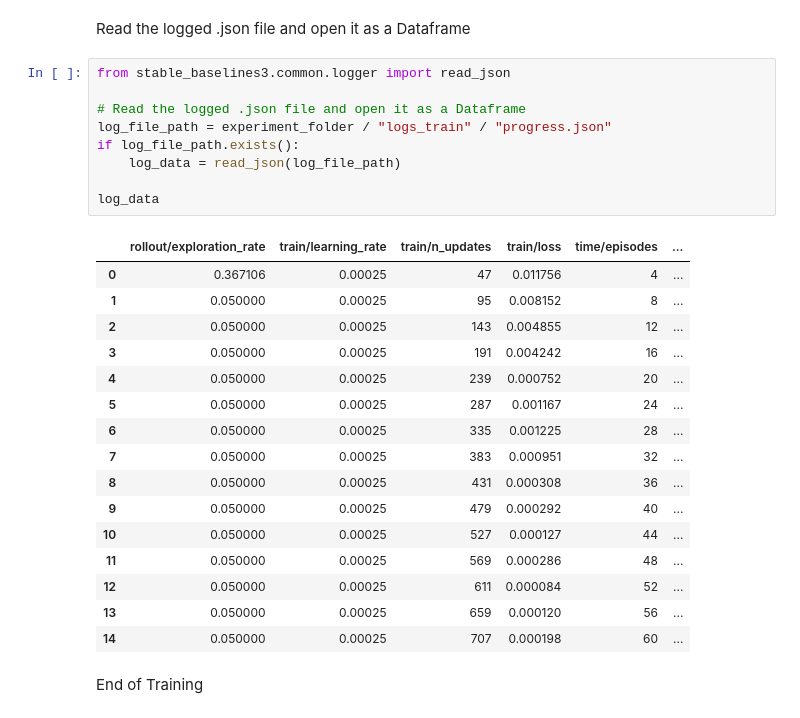
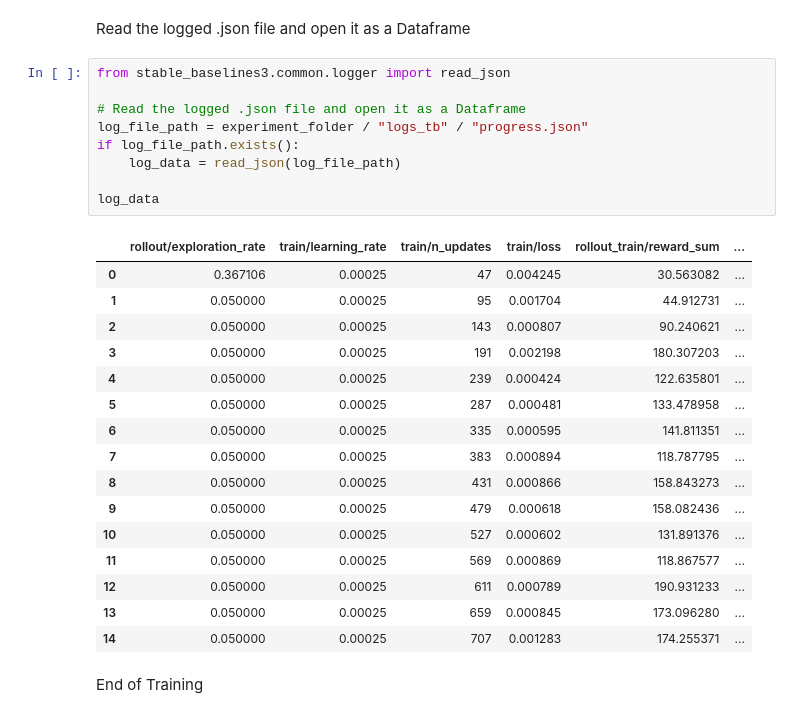
Before and after one commit to mmmmmm44/AdversarialSMControl, a Jupyter notebook: rl_training_DDQN_hnetwork_loop_refactored.ipynb, the cells around one changed output. Cells and saved outputs as stored; diff of their text form.

```diff
--- a/rl_training_DDQN_hnetwork_loop_refactored.ipynb
+++ b/rl_training_DDQN_hnetwork_loop_refactored.ipynb
@@ -497,29 +536,29 @@ Read the logged .json file and open it as a Dataframe
 # %%
 from stable_baselines3.common.logger import read_json
 
 # Read the logged .json file and open it as a Dataframe
-log_file_path = experiment_folder / "logs_train" / "progress.json"
+log_file_path = experiment_folder / "logs_tb" / "progress.json"
 if log_file_path.exists():
     log_data = read_json(log_file_path)
 
 log_data
 # %% [output]
-|  | rollout/exploration_rate | train/learning_rate | train/n_updates | train/loss | time/episodes | ... |
-| 0 | 0.367106 | 0.00025 | 47 | 0.011756 | 4 | ... |
-| 1 | 0.050000 | 0.00025 | 95 | 0.008152 | 8 | ... |
-| 2 | 0.050000 | 0.00025 | 143 | 0.004855 | 12 | ... |
-| 3 | 0.050000 | 0.00025 | 191 | 0.004242 | 16 | ... |
-| 4 | 0.050000 | 0.00025 | 239 | 0.000752 | 20 | ... |
-| 5 | 0.050000 | 0.00025 | 287 | 0.001167 | 24 | ... |
-| 6 | 0.050000 | 0.00025 | 335 | 0.001225 | 28 | ... |
-| 7 | 0.050000 | 0.00025 | 383 | 0.000951 | 32 | ... |
-| 8 | 0.050000 | 0.00025 | 431 | 0.000308 | 36 | ... |
-| 9 | 0.050000 | 0.00025 | 479 | 0.000292 | 40 | ... |
-| 10 | 0.050000 | 0.00025 | 527 | 0.000127 | 44 | ... |
-| 11 | 0.050000 | 0.00025 | 569 | 0.000286 | 48 | ... |
-| 12 | 0.050000 | 0.00025 | 611 | 0.000084 | 52 | ... |
-| 13 | 0.050000 | 0.00025 | 659 | 0.000120 | 56 | ... |
-| 14 | 0.050000 | 0.00025 | 707 | 0.000198 | 60 | ... |
+|  | rollout/exploration_rate | train/learning_rate | train/n_updates | train/loss | rollout_train/reward_sum | ... |
+| 0 | 0.367106 | 0.00025 | 47 | 0.004245 | 30.563082 | ... |
+| 1 | 0.050000 | 0.00025 | 95 | 0.001704 | 44.912731 | ... |
+| 2 | 0.050000 | 0.00025 | 143 | 0.000807 | 90.240621 | ... |
+| 3 | 0.050000 | 0.00025 | 191 | 0.002198 | 180.307203 | ... |
+| 4 | 0.050000 | 0.00025 | 239 | 0.000424 | 122.635801 | ... |
+| 5 | 0.050000 | 0.00025 | 287 | 0.000481 | 133.478958 | ... |
+| 6 | 0.050000 | 0.00025 | 335 | 0.000595 | 141.811351 | ... |
+| 7 | 0.050000 | 0.00025 | 383 | 0.000894 | 118.787795 | ... |
+| 8 | 0.050000 | 0.00025 | 431 | 0.000866 | 158.843273 | ... |
+| 9 | 0.050000 | 0.00025 | 479 | 0.000618 | 158.082436 | ... |
+| 10 | 0.050000 | 0.00025 | 527 | 0.000602 | 131.891376 | ... |
+| 11 | 0.050000 | 0.00025 | 569 | 0.000869 | 118.867577 | ... |
+| 12 | 0.050000 | 0.00025 | 611 | 0.000789 | 190.931233 | ... |
+| 13 | 0.050000 | 0.00025 | 659 | 0.000845 | 173.096280 | ... |
+| 14 | 0.050000 | 0.00025 | 707 | 0.001283 | 174.255371 | ... |
 # %% [markdown]
 End of Training
 # %% [markdown]
```
Also changed, not shown: parts of 22 cells of this notebook, 5 other files.
